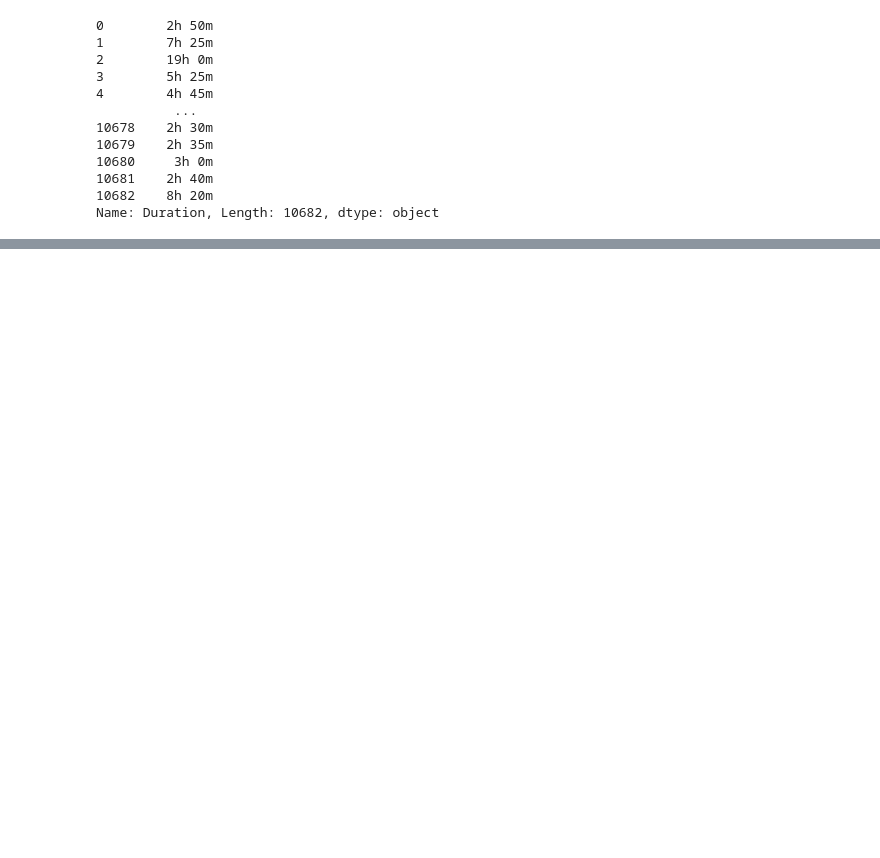
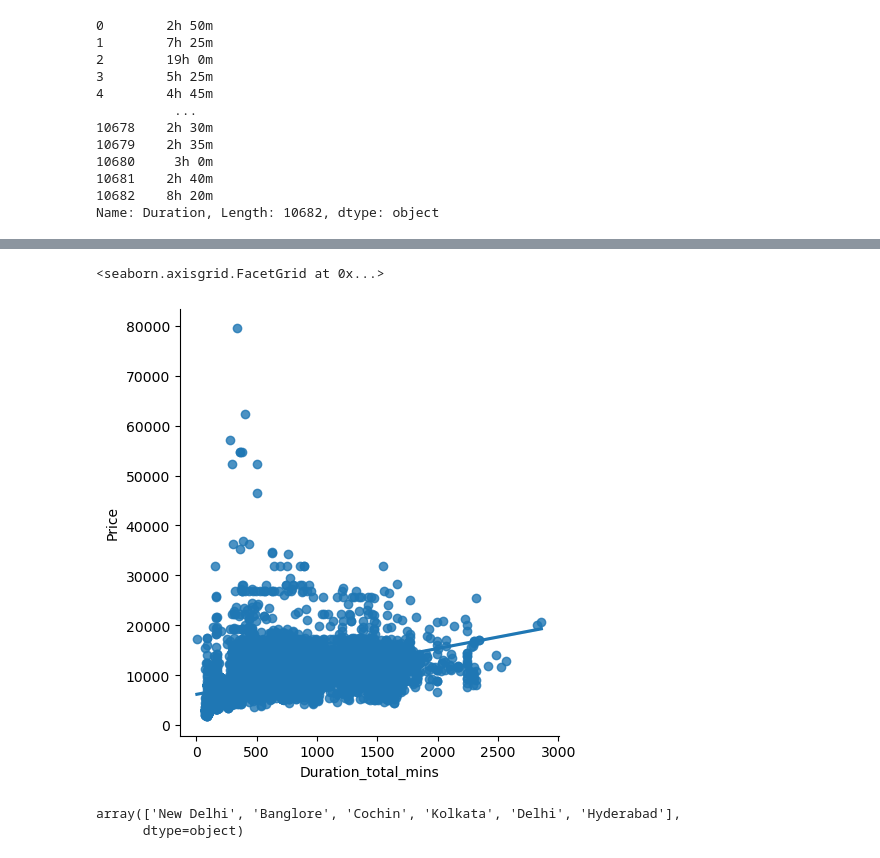
Before and after one commit to jose-j-hv/Airlines_ds, a Jupyter notebook: init.ipynb, the cells around one changed output, grey strips where cells are left out. Saved outputs shown, nothing was run; the diff lists cells and outputs as text; code cells hidden in the pictures; blank space fills up the shorter version.

```diff
--- a/init.ipynb
+++ b/init.ipynb
@@ -242,4 +222,4 @@ data['Duration'].apply(preprocess_duration)
 10682    8h 20m
 Name: Duration, Length: 10682, dtype: object
 # %%
-data['Duration']
+data['Duration'] = data['Duration'].apply(preprocess_duration)
@@ -258,0 +264,3 @@ Name: Duration, Length: 10682, dtype: object
+# %%
+data['Duration_hours'] = data['Duration'].apply(lambda x:int(x.split(' ')[0][0:-1]))
+data['Duration_mins'] = data['Duration'].apply(lambda x:int(x.split(' ')[1][0:-1]))
@@ -258,0 +285,12 @@ Name: Duration, Length: 10682, dtype: object
+# %%
+data['Duration_total_mins'] = data['Duration'].str.replace('h','*60').str.replace(' ','+').str.replace('m','*1').apply(eval)
+# %%
+sns.lmplot(x='Duration_total_mins',y='Price',data=data)
+# %% [output]
+<seaborn.axisgrid.FacetGrid at 0x...>
+[figure, added]
+# %%
+data['Destination'].unique()
+# %% [output]
+array(['New Delhi', 'Banglore', 'Cochin', 'Kolkata', 'Delhi', 'Hyderabad'],
+      dtype=object)
```
Also changed, not shown: parts of 54 cells of this notebook, 1 other file.
